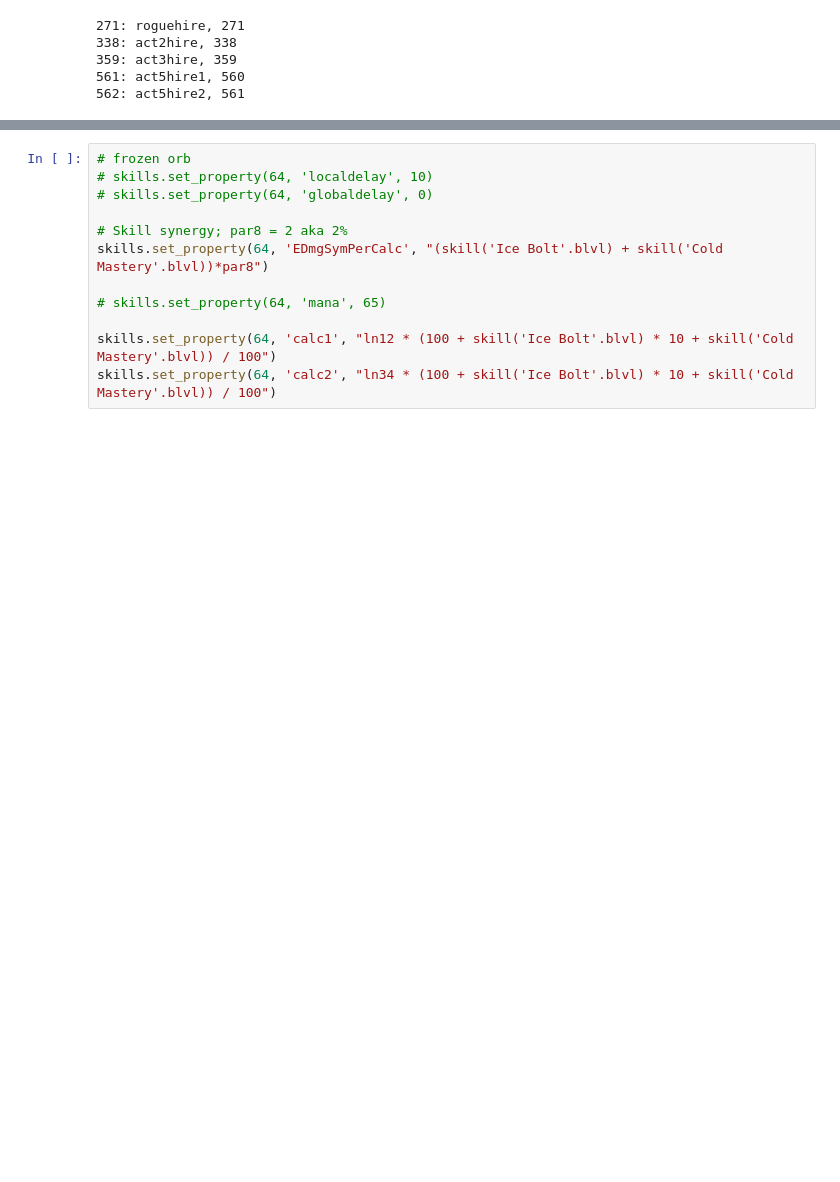
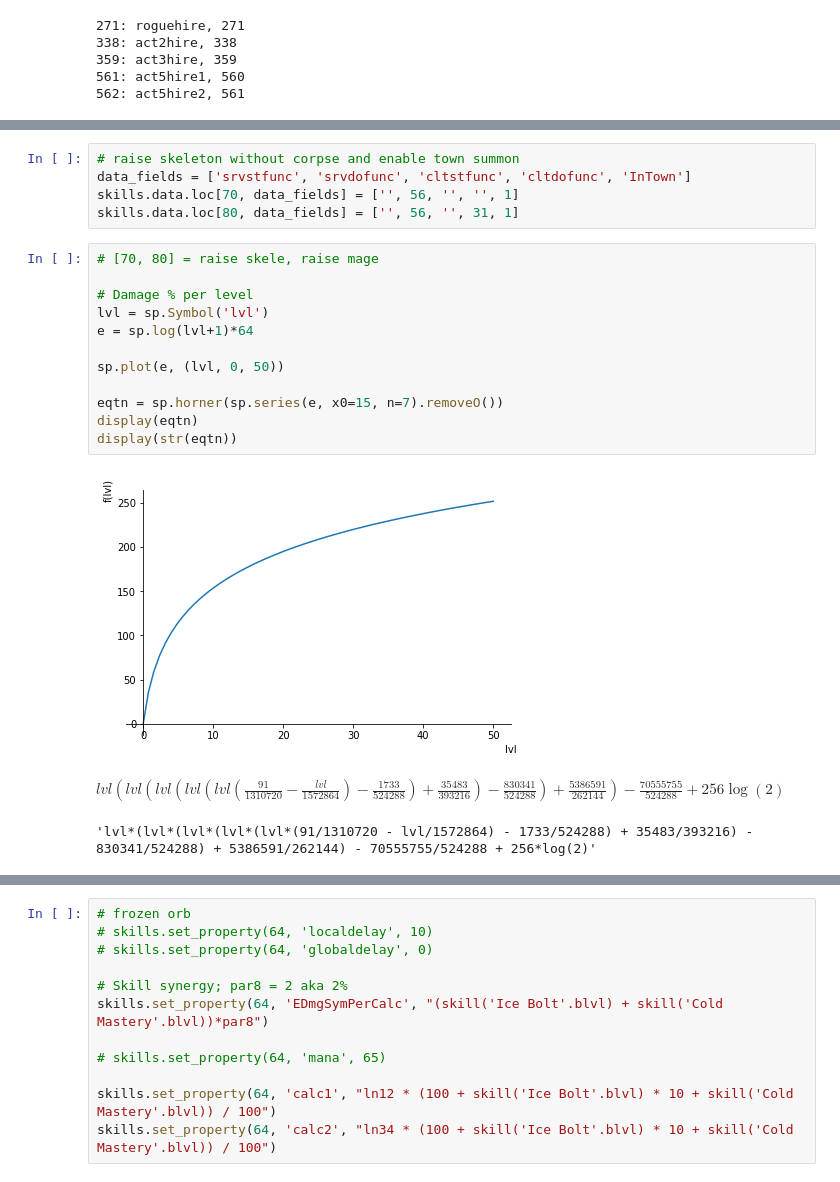
Before and after one commit to KrunoSaho/Jupyter, a Jupyter notebook: Tooling.ipynb, the cells around one changed output, grey strips where cells are left out. Cells and saved outputs as stored; diff of their text form; blank space fills up the shorter version.

Commit message:
Update Tooling.ipynb
Improved code to be Pandas oriented as opposed to OOP/property style.
Added a neat, but simple, equation for Skeleton damage.

```diff
--- a/Tooling.ipynb
+++ b/Tooling.ipynb
@@ -165,0 +210,21 @@ skills.set_property(54, 'InTown', 1)
+# %%
+# raise skeleton without corpse and enable town summon
+data_fields = ['srvstfunc', 'srvdofunc', 'cltstfunc', 'cltdofunc', 'InTown']
+skills.data.loc[70, data_fields] = ['', 56, '', '', 1]
+skills.data.loc[80, data_fields] = ['', 56, '', 31, 1]
+# %%
+# [70, 80] = raise skele, raise mage
+
+# Damage % per level
+lvl = sp.Symbol('lvl')
+e = sp.log(lvl+1)*64
+
+sp.plot(e, (lvl, 0, 50))
+
+eqtn = sp.horner(sp.series(e, x0=15, n=7).removeO())
+display(eqtn)
+display(str(eqtn))
+# %% [output]
+[figure, added]
+$\displaystyle lvl \left(lvl \left(lvl \left(lvl \left(lvl \left(\frac{91}{1310720} - \frac{lvl}{1572864}\right) - \frac{1733}{524288}\right) + \frac{35483}{393216}\right) - \frac{830341}{524288}\right) + \frac{5386591}{262144}\right) - \frac{70555755}{524288} + 256 \log{\left(2 \right)}$
+'lvl*(lvl*(lvl*(lvl*(lvl*(91/1310720 - lvl/1572864) - 1733/524288) + 35483/393216) - 830341/524288) + 5386591/262144) - 70555755/524288 + 256*log(2)'
```
Also changed, not shown: parts of 15 cells of this notebook.
